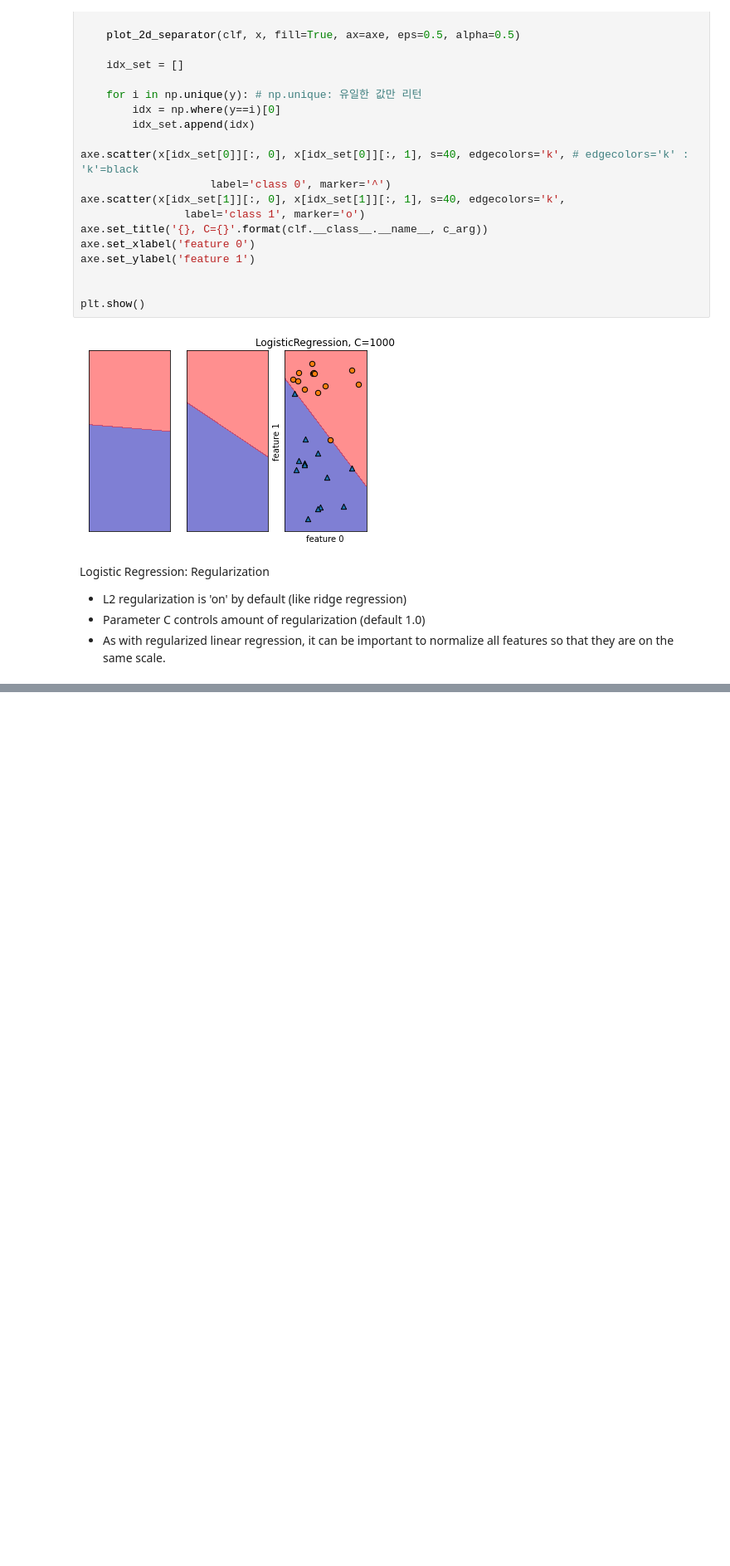
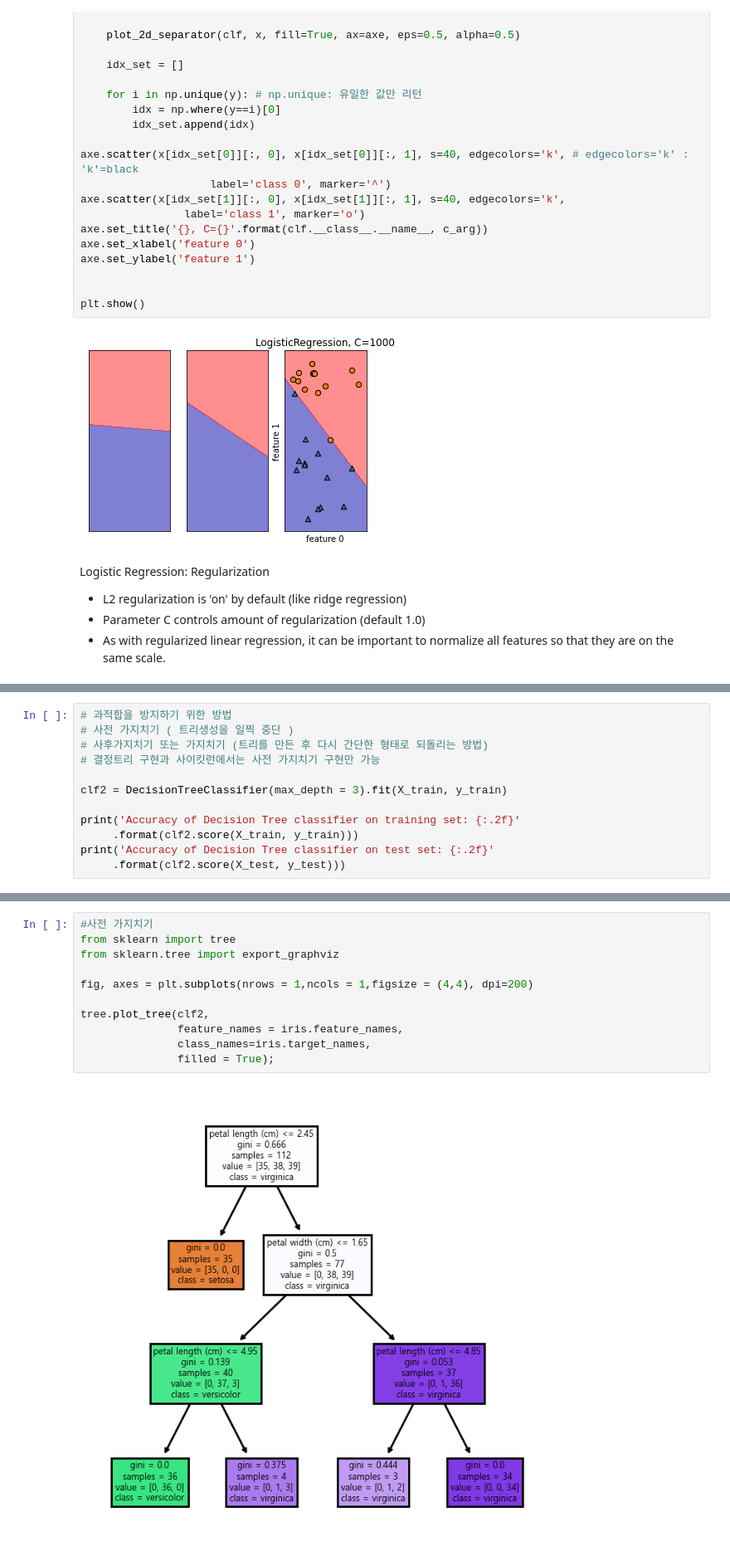
Before and after one commit to danielwon01/Applied-Data-Science-with-Python, a Jupyter notebook: Applied_Machine_Learning_in_Python/Supervised Machine Learning.ipynb, the cells around one changed output, grey strips where cells are left out. Shown at 83% size. Saved outputs shown, nothing was run; the diff lists cells and outputs as text; blank space fills up the shorter version.

```diff
--- a/Applied_Machine_Learning_in_Python/Supervised Machine Learning.ipynb
+++ b/Applied_Machine_Learning_in_Python/Supervised Machine Learning.ipynb
@@ -648,0 +930,12 @@ Logistic Regression: Regularization
+# %%
+# 과적합을 방지하기 위한 방법
+# 사전 가지치기 ( 트리생성을 일찍 중단 )
+# 사후가지치기 또는 가지치기 (트리를 만든 후 다시 간단한 형태로 되돌리는 방법)
+# 결정트리 구현과 사이킷런에서는 사전 가지치기 구현만 가능
+
+clf2 = DecisionTreeClassifier(max_depth = 3).fit(X_train, y_train)
+
+print('Accuracy of Decision Tree classifier on training set: {:.2f}'
+     .format(clf2.score(X_train, y_train)))
+print('Accuracy of Decision Tree classifier on test set: {:.2f}'
+     .format(clf2.score(X_test, y_test)))
@@ -648,0 +957,13 @@ Logistic Regression: Regularization
+# %%
+#사전 가지치기
+from sklearn import tree
+from sklearn.tree import export_graphviz
+
+fig, axes = plt.subplots(nrows = 1,ncols = 1,figsize = (4,4), dpi=200)
+
+tree.plot_tree(clf2,
+               feature_names = iris.feature_names,
+               class_names=iris.target_names,
+               filled = True);
+# %% [output]
+[figure, added]
```
Also changed, not shown: parts of 30 cells of this notebook.
